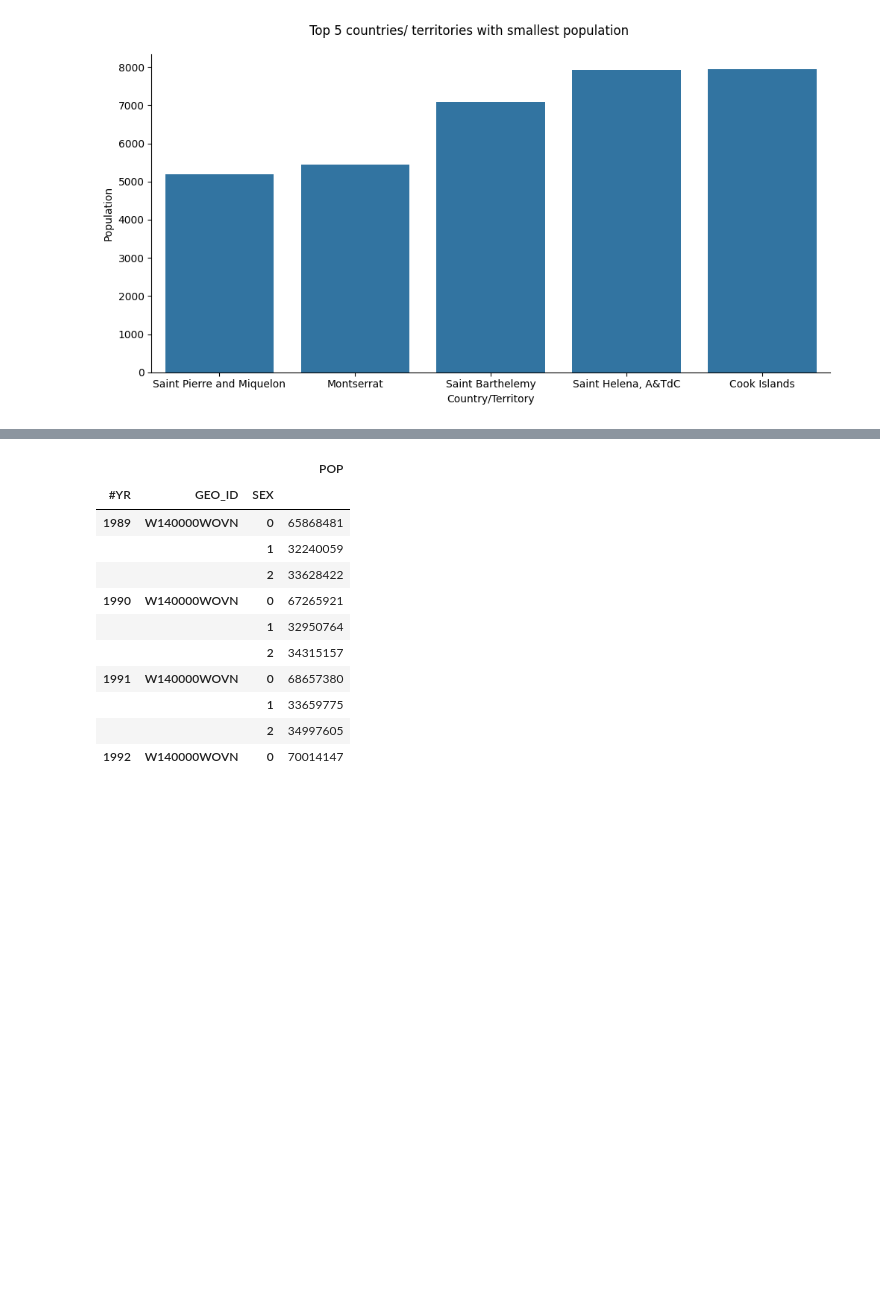
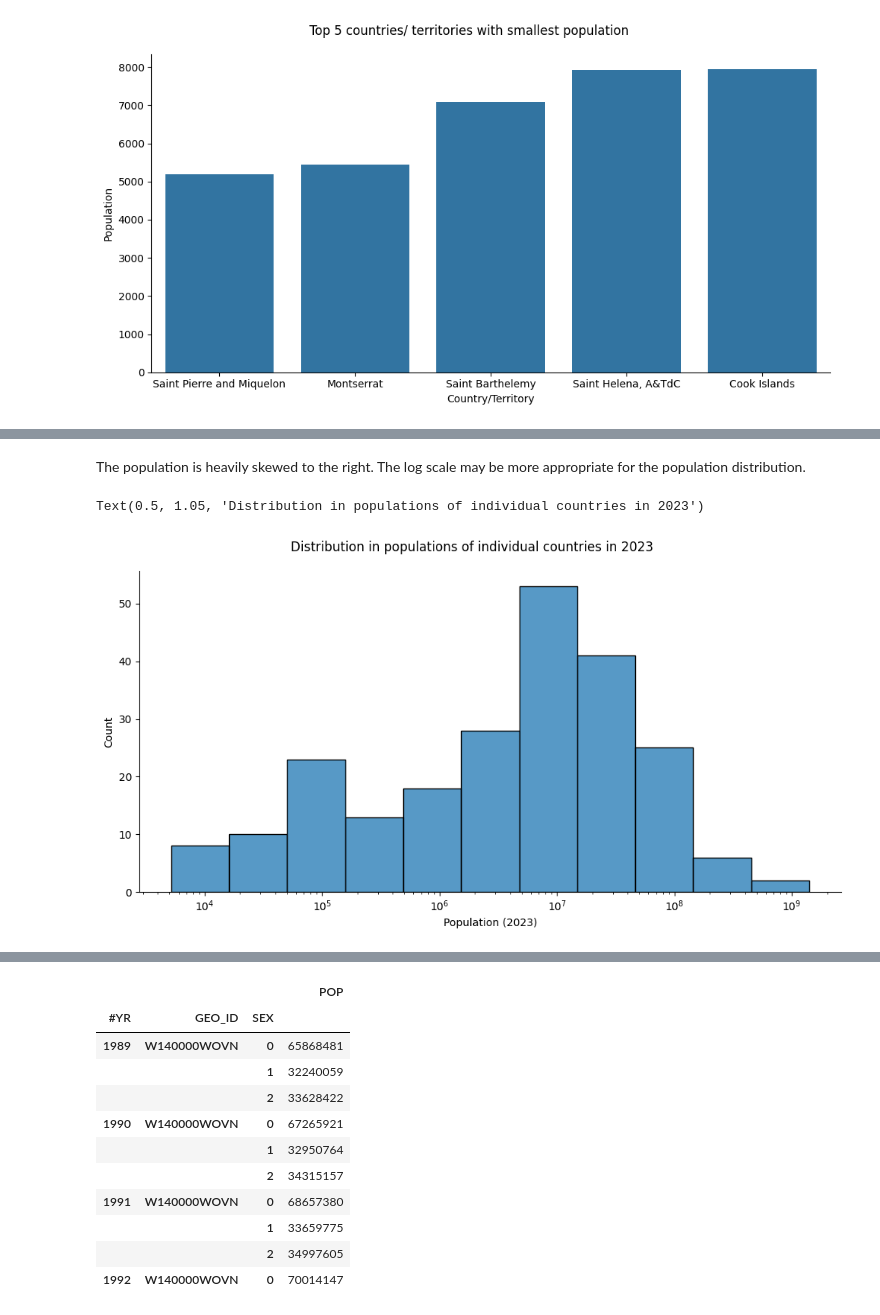
Before and after one commit to thaianle/international-database, a Jupyter notebook: idbsingleyear-python.ipynb, the cells around one changed output, grey strips where cells are left out. Drawn from its saved outputs; the diff is of its cells as text; code cells hidden in the pictures; blank space fills up the shorter version.

Commit message:
Explore world population trends in IDB Single Year

```diff
--- a/idbsingleyear-python.ipynb
+++ b/idbsingleyear-python.ipynb
@@ -173,0 +223,9 @@ Text(0.5, 1.05, 'Top 5 countries/ territories with smallest population')
+# %% [markdown]
+The population is heavily skewed to the right. The log scale may be more appropriate for the population distribution.
+# %%
+dist_pop_1 = sns.displot(data = idb_0_2023, x = 'POP', kind = 'hist', aspect = 2, log_scale = True)
+dist_pop_1.set_axis_labels('Population (2023)', 'Count')
+dist_pop_1.fig.suptitle('Distribution in populations of individual countries in 2023', y = 1.05)
+# %% [output]
+Text(0.5, 1.05, 'Distribution in populations of individual countries in 2023')
+[figure, added]
```
Also changed, not shown: parts of 12 cells of this notebook.
